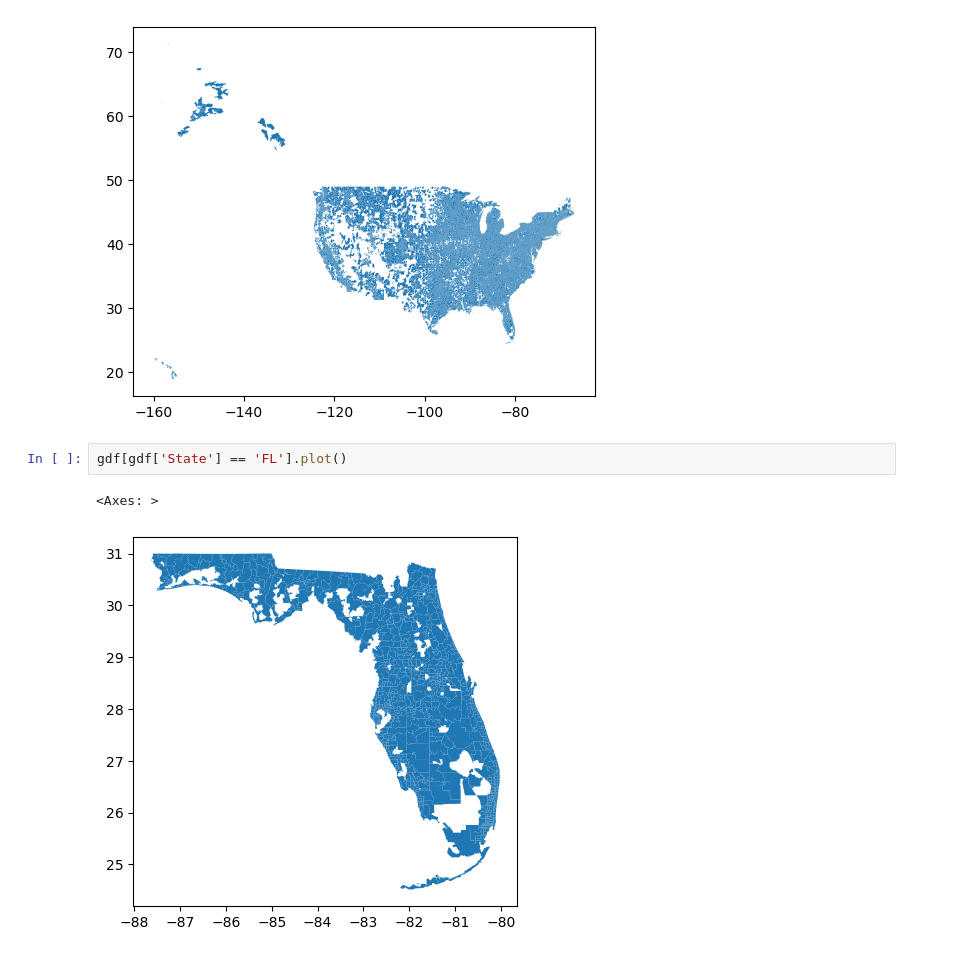
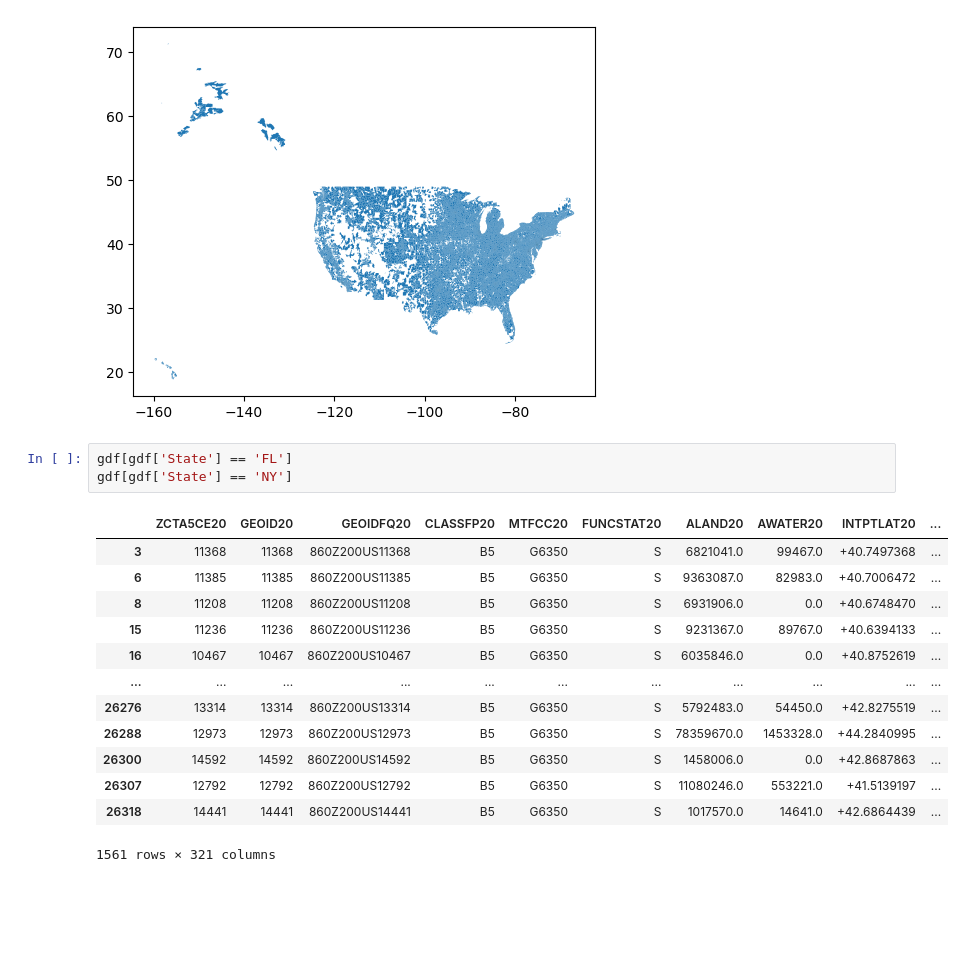
Before and after one commit to phillippmueller/flood_adaptation_behavior, a Jupyter notebook: price_EDA.ipynb, the cells around one changed output. Saved outputs shown, nothing was run; the diff lists cells and outputs as text; blank space fills up the shorter version.

```diff
--- a/price_EDA.ipynb
+++ b/price_EDA.ipynb
@@ -105,7 +90,19 @@ gdf.plot()
 <Axes: >
 [figure]
 # %%
-gdf[gdf['State'] == 'FL'].plot()
+gdf[gdf['State'] == 'FL']
+gdf[gdf['State'] == 'NY']
 # %% [output]
+|  | ZCTA5CE20 | GEOID20 | GEOIDFQ20 | CLASSFP20 | MTFCC20 | FUNCSTAT20 | ALAND20 | AWATER20 | INTPTLAT20 | ... |
+| 3 | 11368 | 11368 | 860Z200US11368 | B5 | G6350 | S | 6821041.0 | 99467.0 | +40.7497368 | ... |
+| 6 | 11385 | 11385 | 860Z200US11385 | B5 | G6350 | S | 9363087.0 | 82983.0 | +40.7006472 | ... |
+| 8 | 11208 | 11208 | 860Z200US11208 | B5 | G6350 | S | 6931906.0 | 0.0 | +40.6748470 | ... |
+| 15 | 11236 | 11236 | 860Z200US11236 | B5 | G6350 | S | 9231367.0 | 89767.0 | +40.6394133 | ... |
+| 16 | 10467 | 10467 | 860Z200US10467 | B5 | G6350 | S | 6035846.0 | 0.0 | +40.8752619 | ... |
+| ... | ... | ... | ... | ... | ... | ... | ... | ... | ... | ... |
+| 26276 | 13314 | 13314 | 860Z200US13314 | B5 | G6350 | S | 5792483.0 | 54450.0 | +42.8275519 | ... |
+| 26288 | 12973 | 12973 | 860Z200US12973 | B5 | G6350 | S | 78359670.0 | 1453328.0 | +44.2840995 | ... |
+| 26300 | 14592 | 14592 | 860Z200US14592 | B5 | G6350 | S | 1458006.0 | 0.0 | +42.8687863 | ... |
+| 26307 | 12792 | 12792 | 860Z200US12792 | B5 | G6350 | S | 11080246.0 | 553221.0 | +41.5139197 | ... |
+| 26318 | 14441 | 14441 | 860Z200US14441 | B5 | G6350 | S | 1017570.0 | 14641.0 | +42.6864439 | ... |
-<Axes: >
+1561 rows × 321 columns
-[figure, removed]
```
Also changed, not shown: parts of 5 cells of this notebook.
